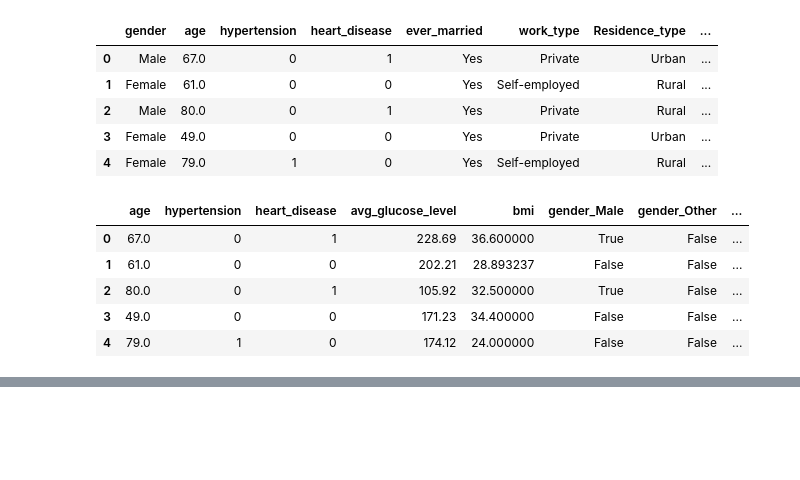
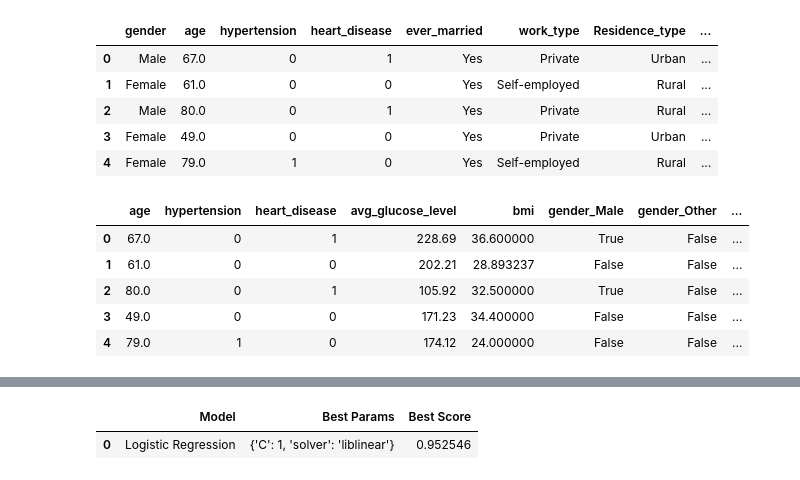
Before and after one commit to VladanT3/Machine_Learning, a Jupyter notebook: Personal Practice/Stroke Prediction/stroke.ipynb, the cells around one changed output, grey strips where cells are left out. Saved outputs shown, nothing was run; the diff lists cells and outputs as text; code cells hidden in the pictures; blank space fills up the shorter version.

```diff
--- a/Personal Practice/Stroke Prediction/stroke.ipynb
+++ b/Personal Practice/Stroke Prediction/stroke.ipynb
@@ -202 +161,21 @@ bruh = {
+# %%
+logistic_params = {
+    'C': [0.0001, 0.001, 0.01, 0.1, 1],
+    'solver': ['lbfgs', 'liblinear', 'newton-cg', 'newton-cholesky']
+}
+
+gscv = GridSearchCV(LogisticRegression(max_iter=1000), logistic_params, cv=5, return_train_score=False)
+gscv.fit(X_train, y_train)
+
+logistic_scores = [{
+    'Model': 'Logistic Regression',
+    'Best Params': gscv.best_params_,
+    'Best Score': gscv.best_score_
+}]
+
+logistic_df = pd.DataFrame(logistic_scores, columns=['Model', 'Best Params', 'Best Score'])
+logistic_df
+# %% [output]
+|  | Model | Best Params | Best Score |
+| 0 | Logistic Regression | {'C': 1, 'solver': 'liblinear'} | 0.952546 |
 # %%
```
Also changed, not shown: parts of 7 cells of this notebook.
